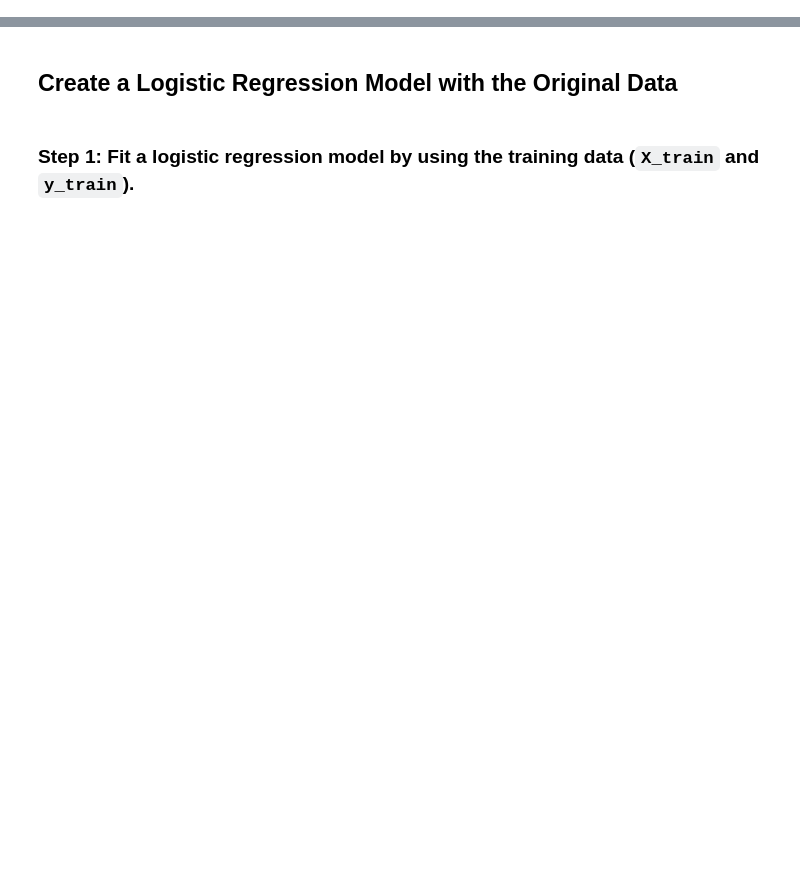
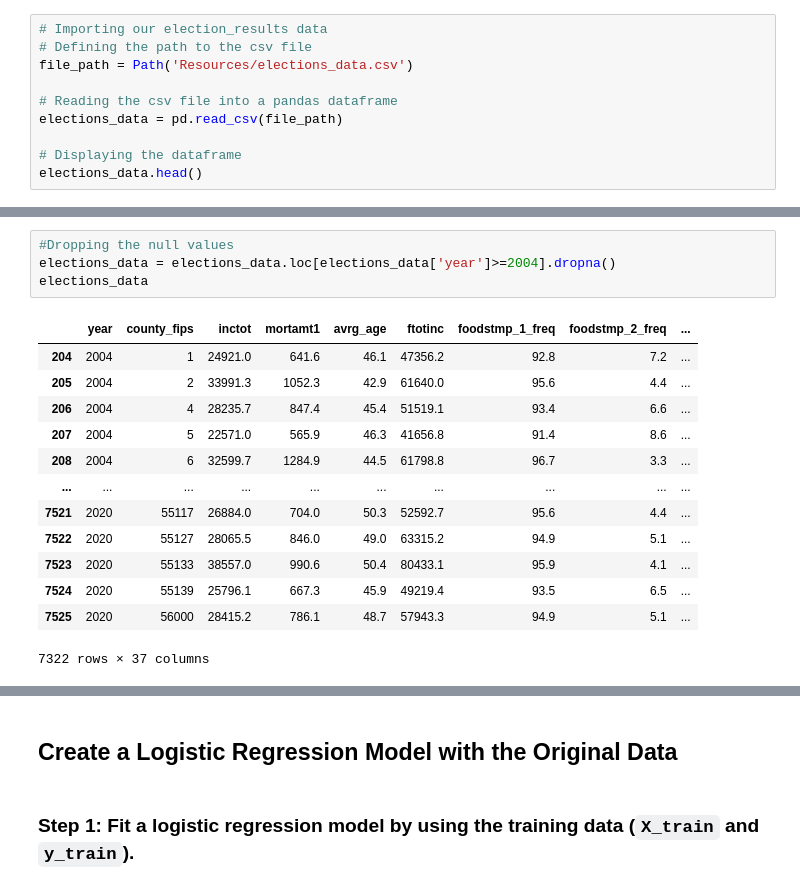
Before and after one commit to okalis05/Project4, a Jupyter notebook: Project4.ipynb, the cells around one changed output, grey strips where cells are left out. Drawn from its saved outputs; the diff is of its cells as text; blank space fills up the shorter version.

Commit message:
data collection completed

```diff
--- a/Project4.ipynb
+++ b/Project4.ipynb
@@ -43,0 +26,10 @@ df_market_data.hvplot.line(
+# %%
+# Importing our election_results data
+# Defining the path to the csv file
+file_path = Path('Resources/elections_data.csv')
+
+# Reading the csv file into a pandas dataframe
+elections_data = pd.read_csv(file_path)
+
+# Displaying the dataframe
+elections_data.head()
@@ -43,0 +64,18 @@ df_market_data.hvplot.line(
+# %%
+#Dropping the null values
+elections_data = elections_data.loc[elections_data['year']>=2004].dropna()
+elections_data
+# %% [output]
+|  | year | county_fips | inctot | mortamt1 | avrg_age | ftotinc | foodstmp_1_freq | foodstmp_2_freq | ... |
+| 204 | 2004 | 1 | 24921.0 | 641.6 | 46.1 | 47356.2 | 92.8 | 7.2 | ... |
+| 205 | 2004 | 2 | 33991.3 | 1052.3 | 42.9 | 61640.0 | 95.6 | 4.4 | ... |
+| 206 | 2004 | 4 | 28235.7 | 847.4 | 45.4 | 51519.1 | 93.4 | 6.6 | ... |
+| 207 | 2004 | 5 | 22571.0 | 565.9 | 46.3 | 41656.8 | 91.4 | 8.6 | ... |
+| 208 | 2004 | 6 | 32599.7 | 1284.9 | 44.5 | 61798.8 | 96.7 | 3.3 | ... |
+| ... | ... | ... | ... | ... | ... | ... | ... | ... | ... |
+| 7521 | 2020 | 55117 | 26884.0 | 704.0 | 50.3 | 52592.7 | 95.6 | 4.4 | ... |
+| 7522 | 2020 | 55127 | 28065.5 | 846.0 | 49.0 | 63315.2 | 94.9 | 5.1 | ... |
+| 7523 | 2020 | 55133 | 38557.0 | 990.6 | 50.4 | 80433.1 | 95.9 | 4.1 | ... |
+| 7524 | 2020 | 55139 | 25796.1 | 667.3 | 45.9 | 49219.4 | 93.5 | 6.5 | ... |
+| 7525 | 2020 | 56000 | 28415.2 | 786.1 | 48.7 | 57943.3 | 94.9 | 5.1 | ... |
+7322 rows × 37 columns
```
Also changed, not shown: parts of 41 cells of this notebook, 15 other files.
